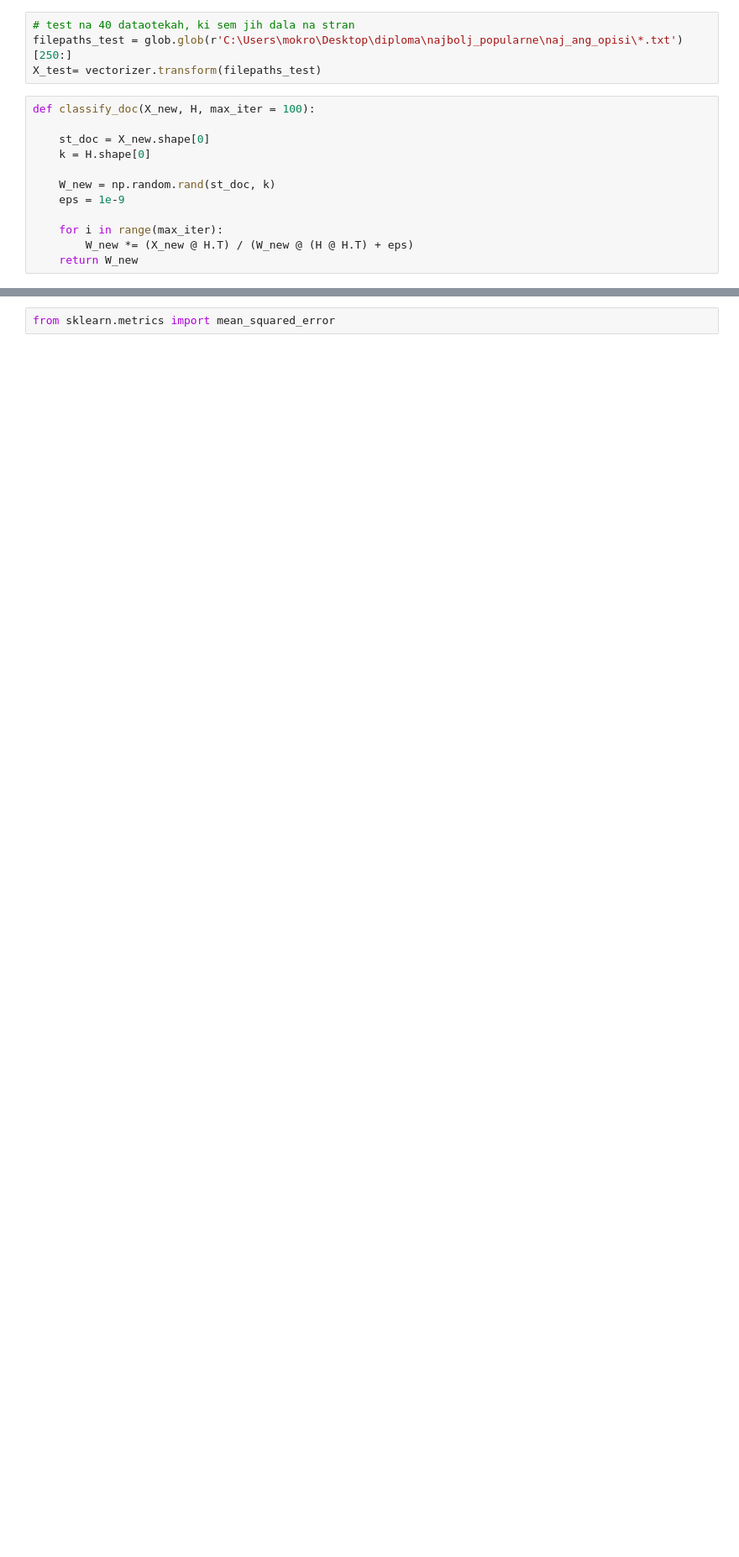
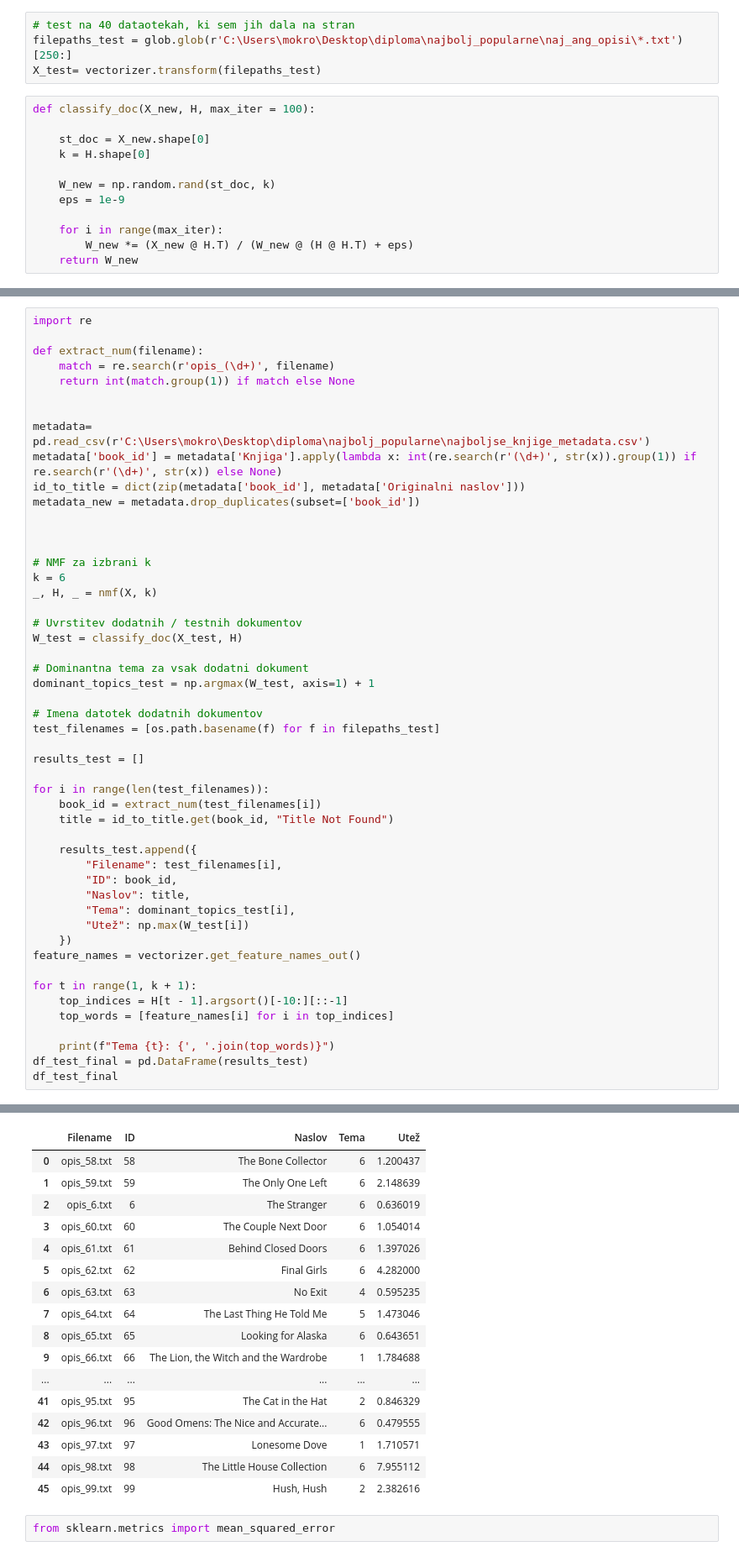
Before and after one commit to leilamokrovic1/Diplomska-naloga, a Jupyter notebook: najbolj_popularne/implementacija_nmf.ipynb, the cells around one changed output, grey strips where cells are left out. Shown at 84% size. Saved outputs shown, nothing was run; the diff lists cells and outputs as text; blank space fills up the shorter version.

```diff
--- a/najbolj_popularne/implementacija_nmf.ipynb
+++ b/najbolj_popularne/implementacija_nmf.ipynb
@@ -405 +449,52 @@ Dodeljena tema
 39  opis_93.txt               1
+# %%
+import re
+
+def extract_num(filename):
+    match = re.search(r'opis_(\d+)', filename)
+    return int(match.group(1)) if match else None
+
+
+metadata= pd.read_csv(r'C:\Users\mokro\Desktop\diploma\najbolj_popularne\najboljse_knjige_metadata.csv')
+metadata['book_id'] = metadata['Knjiga'].apply(lambda x: int(re.search(r'(\d+)', str(x)).group(1)) if re.search(r'(\d+)', str(x)) else None)
+id_to_title = dict(zip(metadata['book_id'], metadata['Originalni naslov']))
+metadata_new = metadata.drop_duplicates(subset=['book_id'])
+
+
+
+# NMF za izbrani k
+k = 6
+_, H, _ = nmf(X, k)
+
+# Uvrstitev dodatnih / testnih dokumentov
+W_test = classify_doc(X_test, H)
+
+# Dominantna tema za vsak dodatni dokument
+dominant_topics_test = np.argmax(W_test, axis=1) + 1
+
+# Imena datotek dodatnih dokumentov
+test_filenames = [os.path.basename(f) for f in filepaths_test]
+
+results_test = []
+
+for i in range(len(test_filenames)):
+    book_id = extract_num(test_filenames[i])
+    title = id_to_title.get(book_id, "Title Not Found")
+
+    results_test.append({
+        "Filename": test_filenames[i],
+        "ID": book_id,
+        "Naslov": title,
+        "Tema": dominant_topics_test[i],
+        "Utež": np.max(W_test[i])
+    })
+feature_names = vectorizer.get_feature_names_out()
+
+for t in range(1, k + 1):
+    top_indices = H[t - 1].argsort()[-10:][::-1]
+    top_words = [feature_names[i] for i in top_indices]
+
+    print(f"Tema {t}: {', '.join(top_words)}")
+df_test_final = pd.DataFrame(results_test)
+df_test_final
+# %% [output]
@@ -406,3 +507,20 @@ Dodeljena tema
+|  | Filename | ID | Naslov | Tema | Utež |
+| 0 | opis_58.txt | 58 | The Bone Collector | 6 | 1.200437 |
+| 1 | opis_59.txt | 59 | The Only One Left | 6 | 2.148639 |
+| 2 | opis_6.txt | 6 | The Stranger | 6 | 0.636019 |
+| 3 | opis_60.txt | 60 | The Couple Next Door | 6 | 1.054014 |
+| 4 | opis_61.txt | 61 | Behind Closed Doors | 6 | 1.397026 |
+| 5 | opis_62.txt | 62 | Final Girls | 6 | 4.282000 |
+| 6 | opis_63.txt | 63 | No Exit | 4 | 0.595235 |
+| 7 | opis_64.txt | 64 | The Last Thing He Told Me | 5 | 1.473046 |
+| 8 | opis_65.txt | 65 | Looking for Alaska | 6 | 0.643651 |
+| 9 | opis_66.txt | 66 | The Lion, the Witch and the Wardrobe | 1 | 1.784688 |
+| ... | ... | ... | ... | ... | ... |
+| 41 | opis_95.txt | 95 | The Cat in the Hat | 2 | 0.846329 |
+| 42 | opis_96.txt | 96 | Good Omens: The Nice and Accurate... | 6 | 0.479555 |
+| 43 | opis_97.txt | 97 | Lonesome Dove | 1 | 1.710571 |
+| 44 | opis_98.txt | 98 | The Little House Collection | 6 | 7.955112 |
+| 45 | opis_99.txt | 99 | Hush, Hush | 2 | 2.382616 |
 # %%
 from sklearn.metrics import mean_squared_error
 # %%
```
Also changed, not shown: parts of 14 cells of this notebook, 7 other files.
